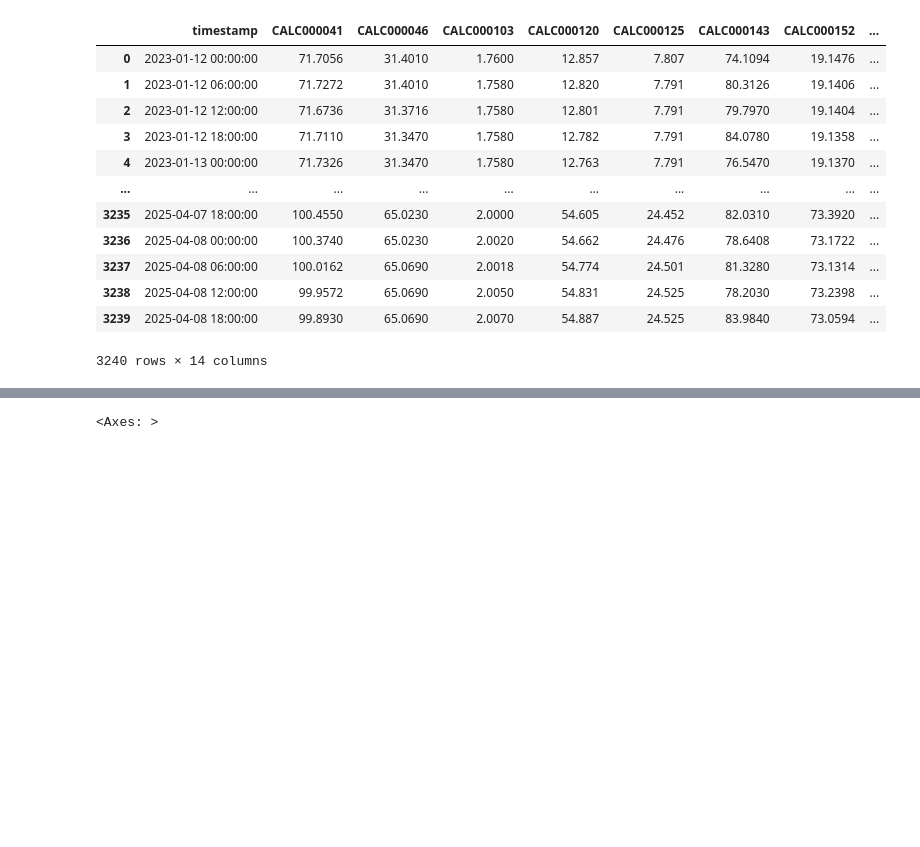
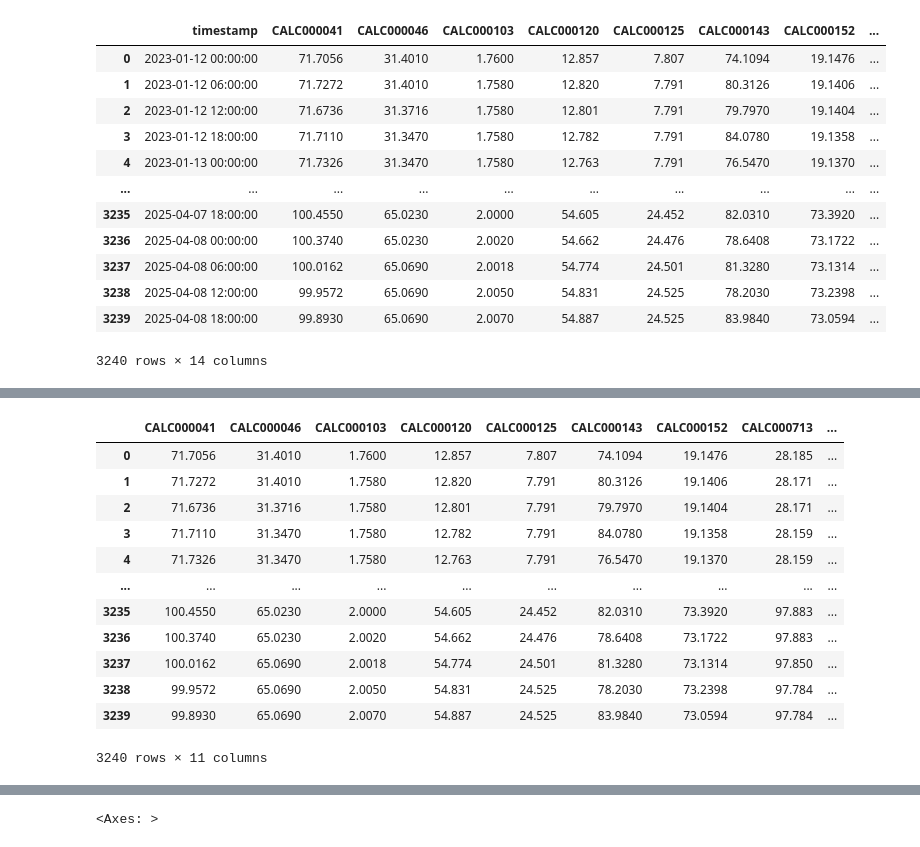
Before and after one commit to jordijumilla/catalonia-water-resource-daily-monitoring, a Jupyter notebook: investigate.ipynb, the cells around one changed output, grey strips where cells are left out. Saved outputs shown, nothing was run; the diff lists cells and outputs as text; code cells hidden in the pictures; blank space fills up the shorter version.

```diff
--- a/investigate.ipynb
+++ b/investigate.ipynb
@@ -154,0 +207,6 @@ for idx, response in enumerate(responses):
+# %%
+new_row = {"sensor_id": "All", "description": "Percentage reservoir volume", "dataType": "NUMBER", "unit": "%"}#  {col: "" for col in df_reservoirs_metadata.columns}
+new_row["info_reservoir_max_capacity_(hm3)"] = df_reservoirs_metadata["info_reservoir_max_capacity_(hm3)"].sum()
+df_reservoirs_metadata = pd.concat([df_reservoirs_metadata, pd.DataFrame([new_row])], ignore_index=True)
+
+df_reservoirs_metadata.tail()
@@ -154,0 +237,4 @@ for idx, response in enumerate(responses):
+# %%
+sensor_ids = df_reservoirs_metadata["sensor_id"].values.tolist()
+sensor_ids.remove("All")
+sensor_ids
@@ -154,0 +253,16 @@ for idx, response in enumerate(responses):
+# %%
+df_reservoirs[sensor_ids]
+# %% [output]
+|  | CALC000041 | CALC000046 | CALC000103 | CALC000120 | CALC000125 | CALC000143 | CALC000152 | CALC000713 | ... |
+| 0 | 71.7056 | 31.4010 | 1.7600 | 12.857 | 7.807 | 74.1094 | 19.1476 | 28.185 | ... |
+| 1 | 71.7272 | 31.4010 | 1.7580 | 12.820 | 7.791 | 80.3126 | 19.1406 | 28.171 | ... |
+| 2 | 71.6736 | 31.3716 | 1.7580 | 12.801 | 7.791 | 79.7970 | 19.1404 | 28.171 | ... |
+| 3 | 71.7110 | 31.3470 | 1.7580 | 12.782 | 7.791 | 84.0780 | 19.1358 | 28.159 | ... |
+| 4 | 71.7326 | 31.3470 | 1.7580 | 12.763 | 7.791 | 76.5470 | 19.1370 | 28.159 | ... |
+| ... | ... | ... | ... | ... | ... | ... | ... | ... | ... |
+| 3235 | 100.4550 | 65.0230 | 2.0000 | 54.605 | 24.452 | 82.0310 | 73.3920 | 97.883 | ... |
+| 3236 | 100.3740 | 65.0230 | 2.0020 | 54.662 | 24.476 | 78.6408 | 73.1722 | 97.883 | ... |
+| 3237 | 100.0162 | 65.0690 | 2.0018 | 54.774 | 24.501 | 81.3280 | 73.1314 | 97.850 | ... |
+| 3238 | 99.9572 | 65.0690 | 2.0050 | 54.831 | 24.525 | 78.2030 | 73.2398 | 97.784 | ... |
+| 3239 | 99.8930 | 65.0690 | 2.0070 | 54.887 | 24.525 | 83.9840 | 73.0594 | 97.784 | ... |
+3240 rows × 11 columns
```
Also changed, not shown: parts of 13 cells of this notebook, 4 other files.
